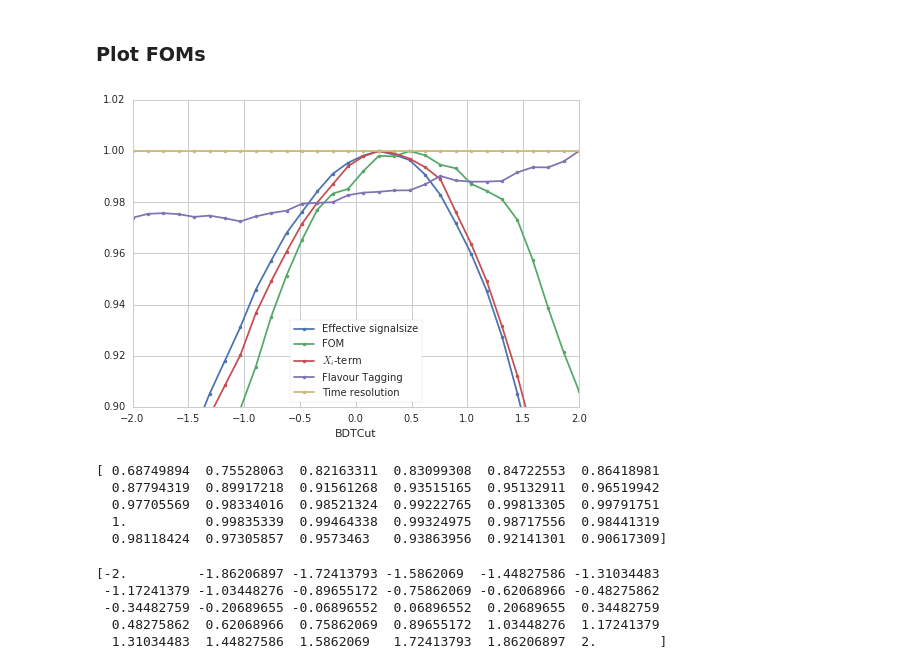
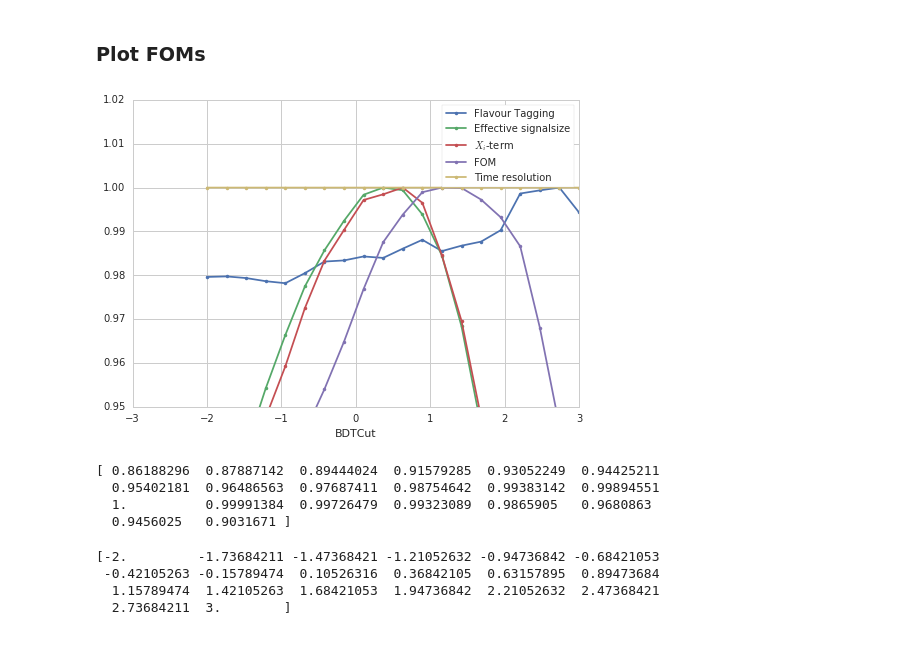
Before and after one commit to chasenberg/Masterthesis, a Jupyter notebook: notebooks/selection/bd2jpsiks_bdt_cuttuning.ipynb, the cells around one changed output. Saved outputs shown, nothing was run; the diff lists cells and outputs as text; code cells hidden in the pictures.

```diff
--- a/notebooks/selection/bd2jpsiks_bdt_cuttuning.ipynb
+++ b/notebooks/selection/bd2jpsiks_bdt_cuttuning.ipynb
@@ -38,7 +38,7 @@ from ROOT import RooIpatia2
 # Read data and fit it
 dataset_file_name = '/fhgfs/users/chasenberg/data/2015_2016_merged/jpsimumuks/Bd2JpsiKS_data_BDTresponse.root'
 data = ROOT.TFile(dataset_file_name)
-dataset_tree = data.Get('Bd2JpsiKs')
+dataset_tree = data.Get('Bd2JpsiKS')
 
 dataset_tree.GetEntries()
 # %% [output]
@@ -46,13 +46,13 @@ dataset_tree.GetEntries()
 # %% [markdown]
 ### Define observables
 # %%
-B0_FitDaughtersConst_M = RooRealVar( 'B0_FitDaughtersConst_M','B0_FitDaughtersConst_M', 5280,5220, 5450, 'MeV/#it{c}^{2}')
+B0_FitDaughtersConst_M = RooRealVar( 'B0_FitDaughtersConst_M_flat','B0_FitDaughtersConst_M', 5280,5220, 5450, 'MeV/#it{c}^{2}')
 B0_TAU             = RooRealVar( 'B0_TAU','B0_TAU', -1, 100, 'ps')
 B0_TAUERR          = RooRealVar( 'B0_TAUERR','B0_TAUERR', 0.00000, 100, 'ps')
 BDTresponse        = RooRealVar('BDTresponse','BDTresponse',-20, 20)
 B0_TAGDECISION_OS  = RooRealVar('B0_TAGDECISION_OS','B0_TAGDECISION_OS',  -1, 1)
 B0_TAGOMEGA_OS   = RooRealVar('B0_TAGOMEGA_OS','B0_TAGOMEGA_OS',  0.0, 0.5)
-#idxPV = RooRealVar("idxPV", "Best PV", 0.,0., 0., "")
+idxPV = RooRealVar("idxPV", "Best PV", 0.,0., 0., "")
 
 observables = RooArgSet(B0_FitDaughtersConst_M)
 observables.add(B0_TAU)
@@ -60,7 +60,7 @@ observables.add(B0_TAUERR)
 observables.add(BDTresponse)
 observables.add(B0_TAGDECISION_OS)
 observables.add(B0_TAGOMEGA_OS)
-#observables.add(idxPV)
+observables.add(idxPV)
 # %% [output]
 True
 # %% [markdown]
@@ -409,7 +409,7 @@ if not os.path.exists(results_dir):
 mass_var_name = 'B0_FitDaughtersConst_M'
 cuttype = 'BDTresponse'
 
-cuts = np.linspace(-2,2,30)
+cuts = np.linspace(-2,3,20)
 #cuts = [-0.05]
 cuts_for_which_to_store_sdata = []
 
@@ -851,49 +851,47 @@ foms_to_plot["TimeresPower"] = "Time resolution"
 foms_to_plot["EffSigSize"]   = "Effective signalsize"
 foms_to_plot["BsFOM"]        = "$X_i$-term"
 #foms_to_plot["BdFOM_p"]      = "FOM ${}_{B^0_d}$"
 foms_to_plot["BdFOM"]        = "FOM"
 
 #for parameter, values in ys.items():
 for parameter in foms_to_plot:
     values=ys[parameter]
     #if "FOM" in parameter or "EffSig" in parameter or "s3_over_spb2" in parameter\
     #or "TaggingPower" in parameter or "TimeresPower" in parameter:
     if parameter in foms_to_plot:
         plt.errorbar(x,values+random.random()*shift,marker='.',linestyle='-',label=foms_to_plot[parameter])
         plt.xlabel("BDTCut")
 '''values_EffSigSize=ys['EffSigSize']
 values_TimeresPower=ys['TimeresPower']
 values_TaggingPower=ys['TaggingPower']
 values_BdFOM_p=ys['BdFOM_p']
 values_BdFOM=ys['BdFOM']
 
 
 plt.errorbar(x,values_EffSigSize+random.random()*shift,marker='.',linestyle='-',label=foms_to_plot[parameter],color=current_palette[0])
 plt.errorbar(x,values_TimeresPower+random.random()*shift,marker='.',linestyle='-',label=foms_to_plot[parameter],color=current_palette[1])
 plt.errorbar(x,values_TaggingPower+random.random()*shift,marker='.',linestyle='-',label=foms_to_plot[parameter],color=current_palette[2])
 plt.errorbar(x,values_BdFOM_p+random.random()*shift,marker='.',linestyle='-',label=foms_to_plot[parameter],color=current_palette[3])
 plt.errorbar(x,values_BdFOM+random.random()*shift,marker='.',linestyle='-',label=foms_to_plot[parameter],color=current_palette[4])
 plt.xlabel("BDT Schnitt")'''
-plt.gca().set_ylim(0.9,1.02)
-plt.gca().set_xlim(-2,2)
+plt.gca().set_ylim(0.95,1.02)
+plt.gca().set_xlim(-3,3)
 plt.legend(loc='best')
 plt.savefig(subdir + '/FOMS.pdf')
 plt.show()
 # %% [output]
-[figure, old version]
+[figure, new version]
 # %%
 print(ys['BdFOM'])
 # %% [output]
-[ 0.68749894  0.75528063  0.82163311  0.83099308  0.84722553  0.86418981
-  0.87794319  0.89917218  0.91561268  0.93515165  0.95132911  0.96519942
-  0.97705569  0.98334016  0.98521324  0.99222765  0.99813305  0.99791751
-  1.          0.99835339  0.99464338  0.99324975  0.98717556  0.98441319
-  0.98118424  0.97305857  0.9573463   0.93863956  0.92141301  0.90617309]
+[ 0.86188296  0.87887142  0.89444024  0.91579285  0.93052249  0.94425211
+  0.95402181  0.96486563  0.97687411  0.98754642  0.99383142  0.99894551
+  1.          0.99991384  0.99726479  0.99323089  0.9865905   0.9680863
+  0.9456025   0.9031671 ]
 # %%
 print(x)
 # %% [output]
-[-2.         -1.86206897 -1.72413793 -1.5862069  -1.44827586 -1.31034483
- -1.17241379 -1.03448276 -0.89655172 -0.75862069 -0.62068966 -0.48275862
- -0.34482759 -0.20689655 -0.06896552  0.06896552  0.20689655  0.34482759
-  0.48275862  0.62068966  0.75862069  0.89655172  1.03448276  1.17241379
-  1.31034483  1.44827586  1.5862069   1.72413793  1.86206897  2.        ]
+[-2.         -1.73684211 -1.47368421 -1.21052632 -0.94736842 -0.68421053
+ -0.42105263 -0.15789474  0.10526316  0.36842105  0.63157895  0.89473684
+  1.15789474  1.42105263  1.68421053  1.94736842  2.21052632  2.47368421
+  2.73684211  3.        ]
```
Also changed, not shown: parts of 5 cells of this notebook.
